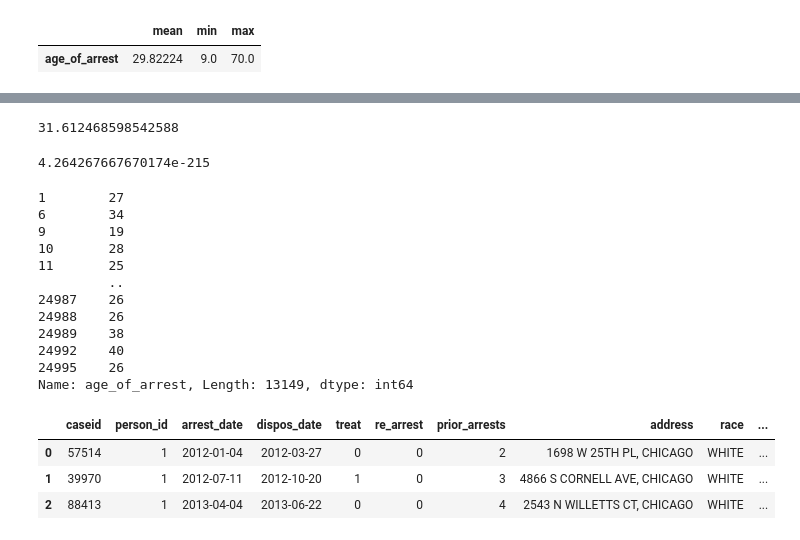
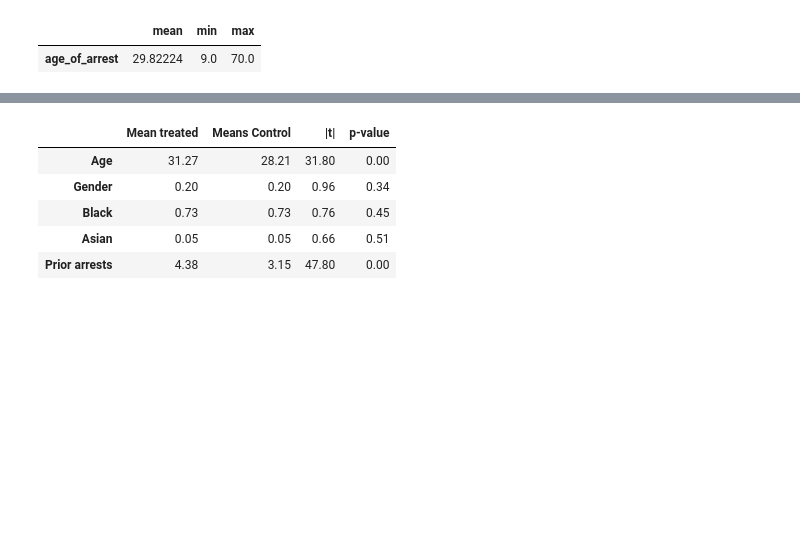
Before and after one commit to jesoto/Upen, a Jupyter notebook: notebooks/Untitled0.ipynb, the cells around one changed output, grey strips where cells are left out. Cells and saved outputs as stored; diff of their text form; code cells hidden in the pictures; blank space fills up the shorter version.

```diff
--- a/notebooks/Untitled0.ipynb
+++ b/notebooks/Untitled0.ipynb
@@ -418,2 +418,0 @@ vars = ['prior_arrests','gender','age_of_arrest']
-# %%
-resultado = stats.ttest_ind(treatment['age_of_arrest'], control['age_of_arrest'])
@@ -440,30 +419,23 @@ pd.get_dummies(data.gender, drop)
-# %%
-resultado.statistic
-# %% [output]
-31.612468598542588
-# %%
-resultado.pvalue
-# %% [output]
-4.264267667670174e-215
-# %%
-treatment['age_of_arrest']
-# %% [output]
-1        27
-6        34
-9        19
-10       28
-11       25
-         ..
-24987    26
-24988    26
-24989    38
-24992    40
-24995    26
-Name: age_of_arrest, Length: 13149, dtype: int64
-# %%
-data.head(3)
-# %% [output]
-|  | caseid | person_id | arrest_date | dispos_date | treat | re_arrest | prior_arrests | address | race | ... |
-| 0 | 57514 | 1 | 2012-01-04 | 2012-03-27 | 0 | 0 | 2 | 1698 W 25TH PL, CHICAGO | WHITE | ... |
-| 1 | 39970 | 1 | 2012-07-11 | 2012-10-20 | 1 | 0 | 3 | 4866 S CORNELL AVE, CHICAGO | WHITE | ... |
-| 2 | 88413 | 1 | 2013-04-04 | 2013-06-22 | 0 | 0 | 4 | 2543 N WILLETTS CT, CHICAGO | WHITE | ... |
+# %%
+var = ['age_of_arrest','gender_F','race_BLACK','race_ASIAN','prior_arrests']
+means_treat = []
+means_control = []
+t_est = []
+pvalues = []
+for i in var:
+    resultado = stats.ttest_ind(treatment[i], control[i], equal_var = False)
+    means_treat.append(treatment[i].mean().round(2))
+    means_control.append(control[i].mean().round(2))
+    t_est.append(abs(resultado.statistic.round(2)))
+    pvalues.append(resultado.pvalue.round(2))
+
+balanced_test = pd.DataFrame({'Mean treated': means_treat,'Means Control': means_control,'|t|': t_est,'p-value':pvalues}, index=['Age','Gender','Black','Asian','Prior arrests'])
+dfi.export(balanced_test, '../images/balanced_test.png')
+balanced_test
+# %% [output]
+|  | Mean treated | Means Control | |t| | p-value |
+| Age | 31.27 | 28.21 | 31.80 | 0.00 |
+| Gender | 0.20 | 0.20 | 0.96 | 0.34 |
+| Black | 0.73 | 0.73 | 0.76 | 0.45 |
+| Asian | 0.05 | 0.05 | 0.66 | 0.51 |
+| Prior arrests | 4.38 | 3.15 | 47.80 | 0.00 |
```
Also changed, not shown: parts of 9 cells of this notebook.
